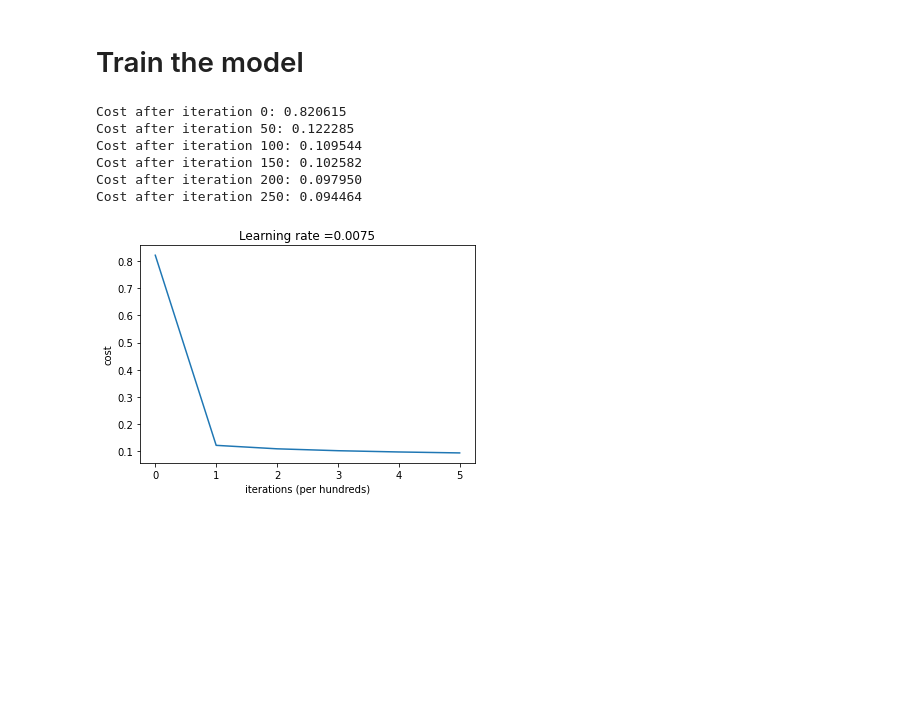
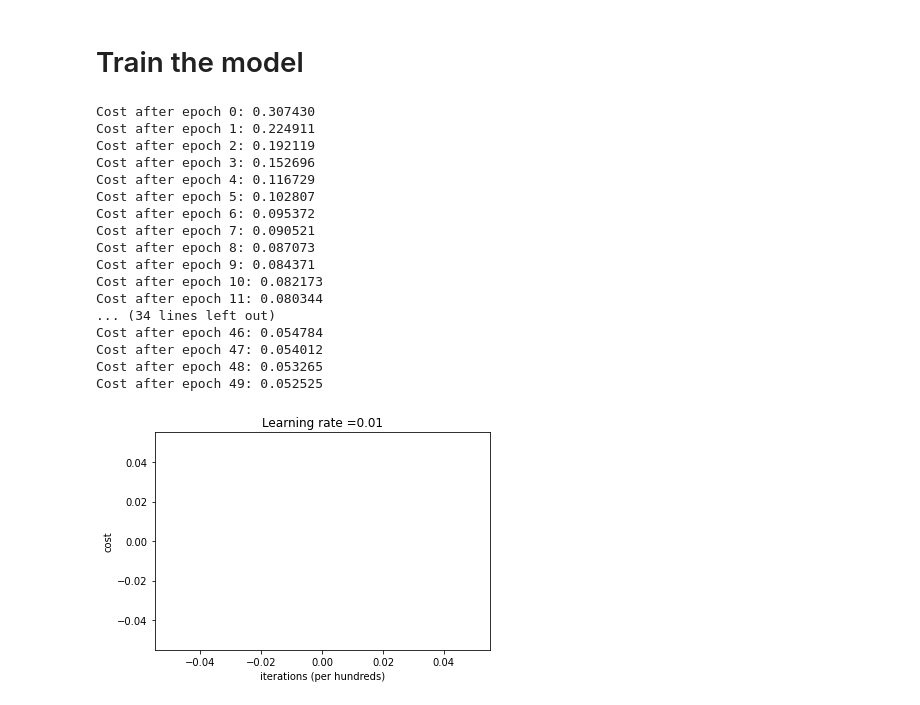
Before and after one commit to vcahlik/dynamic-auto-sizing, a Jupyter notebook: notebooks/ANNTest.ipynb, the cells around one changed output. Cells and saved outputs as stored; diff of their text form; code cells hidden in the pictures; blank space fills up the shorter version.

```diff
--- a/notebooks/ANNTest.ipynb
+++ b/notebooks/ANNTest.ipynb
@@ -193,7 +233,7 @@ def L_model_forward(X, parameters):
 
     return AL, caches
 # %%
-def compute_cost(AL, Y):
+def compute_cost(AL, Y, debug=False):
     """
     Implement the cost function defined by equation (7).
 
@@ -207,6 +247,8 @@ def compute_cost(AL, Y):
 
     m = Y.shape[1]
 
+    if debug:
+        print(m)
     # Compute loss from aL and y.
     cost = -1/m * np.sum((Y * np.log(AL)) + ((1-Y) * np.log(1-AL)))
 
@@ -330,7 +372,7 @@ def update_parameters(parameters, grads, learning_rate):
         parameters["b" + str(l+1)] = parameters["b" + str(l+1)] - learning_rate * grads["db" + str(l + 1)]
     return parameters
 # %%
-def L_layer_model(X, Y, layers_dims, learning_rate = 0.0075, num_iterations = 3000, print_cost=False):#lr was 0.009
+def L_layer_model(X, Y, layers_dims, learning_rate = 0.0075, num_epochs = 3000, print_cost=False):#lr was 0.009
     """
     Implements a L-layer neural network: [LINEAR->RELU]*(L-1)->LINEAR->SIGMOID.
 
@@ -353,25 +395,29 @@ def L_layer_model(X, Y, layers_dims, learning_rate = 0.0075, num_iterations = 30
     parameters = initialize_parameters_deep(layers_dims)
 
     # Loop (gradient descent)
-    for i in range(0, num_iterations):
+    for epoch_no in range(0, num_epochs):
+        mini_batches = random_mini_batches(X, Y, 64)
 
-        # Forward propagation: [LINEAR -> RELU]*(L-1) -> LINEAR -> SIGMOID.
-        AL, caches = L_model_forward(X, parameters)
+        for X_batch, y_batch in mini_batches:
+            # Forward propagation: [LINEAR -> RELU]*(L-1) -> LINEAR -> SIGMOID.
+            AL, caches = L_model_forward(X_batch, parameters)
 
-        # Compute cost.
-        cost = compute_cost(AL, Y)
+            # Compute cost.
+            cost = compute_cost(AL, y_batch)
 
-        # Backward propagation.
-        grads = L_model_backward(AL, Y, caches)
+            # Backward propagation.
+            grads = L_model_backward(AL, y_batch, caches)
 
-        # Update parameters.
-        parameters = update_parameters(parameters, grads, learning_rate)
+            # Update parameters.
+            parameters = update_parameters(parameters, grads, learning_rate)
 
-        # Print the cost every 100 training example
-        if print_cost and i % 50 == 0:
-            print ("Cost after iteration %i: %f" %(i, cost))
-        if print_cost and i % 50 == 0:
-            costs.append(cost)
+#         # Print the cost every 100 training example
+#         if print_cost and epoch_no % 50 == 0:
+#             print ("Cost after epoch %i: %f" %(epoch_no, cost))
+#         if print_cost and epoch_no % 50 == 0:
+#             costs.append(cost)
+        if print_cost:
+            print ("Cost after epoch %i: %f" %(epoch_no, cost))
 
     # plot the cost
     plt.plot(np.squeeze(costs))
@@ -408,12 +454,13 @@ X = data.iloc[:, 1:]
 y = (data['label'] == 3).astype(int)
 # %%
 from sklearn.model_selection import train_test_split
+from sklearn.preprocessing import MinMaxScaler
 
 X_train, X_test, y_train, y_test = train_test_split(X, y, test_size=0.2, random_state=42)
 
-X_train = X_train.to_numpy().T
+X_train = X_train.to_numpy().T / 255
 y_train = y_train.to_numpy().reshape((1, -1))
-X_test = X_test.to_numpy().T
+X_test = X_test.to_numpy().T / 255
 y_test = y_test.to_numpy().reshape((1, -1))
 # %%
 X_train.shape, y_train.shape
@@ -428,12 +475,23 @@ X_test.shape, y_test.shape
 # %%
 layers_dims = [784, 20, 1]
 # %%
-parameters = L_layer_model(X_train, y_train, layers_dims, num_iterations = 300, print_cost = True)
+parameters = L_layer_model(X_train, y_train, layers_dims, learning_rate = 0.01, num_epochs=50, print_cost=True)
 # %% [output]
-Cost after iteration 0: 0.820615
-Cost after iteration 50: 0.122285
-Cost after iteration 100: 0.109544
-Cost after iteration 150: 0.102582
-Cost after iteration 200: 0.097950
-Cost after iteration 250: 0.094464
+Cost after epoch 0: 0.307430
+Cost after epoch 1: 0.224911
+Cost after epoch 2: 0.192119
+Cost after epoch 3: 0.152696
+Cost after epoch 4: 0.116729
+Cost after epoch 5: 0.102807
+Cost after epoch 6: 0.095372
+Cost after epoch 7: 0.090521
+Cost after epoch 8: 0.087073
+Cost after epoch 9: 0.084371
+Cost after epoch 10: 0.082173
+Cost after epoch 11: 0.080344
+... (34 lines left out)
+Cost after epoch 46: 0.054784
+Cost after epoch 47: 0.054012
+Cost after epoch 48: 0.053265
+Cost after epoch 49: 0.052525
-[figure, old version]
+[figure, new version]
```
Also changed, not shown: parts of 5 cells of this notebook.
